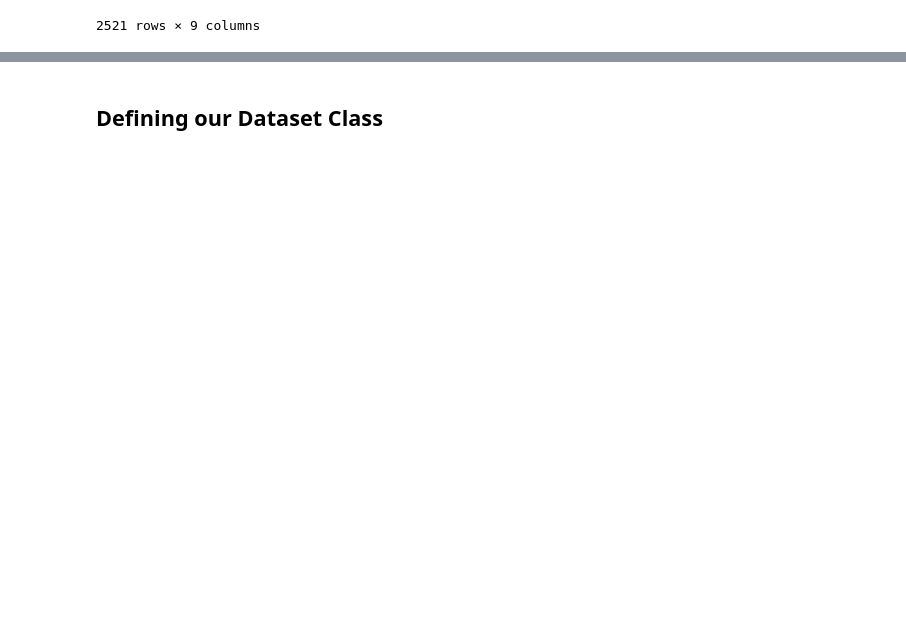
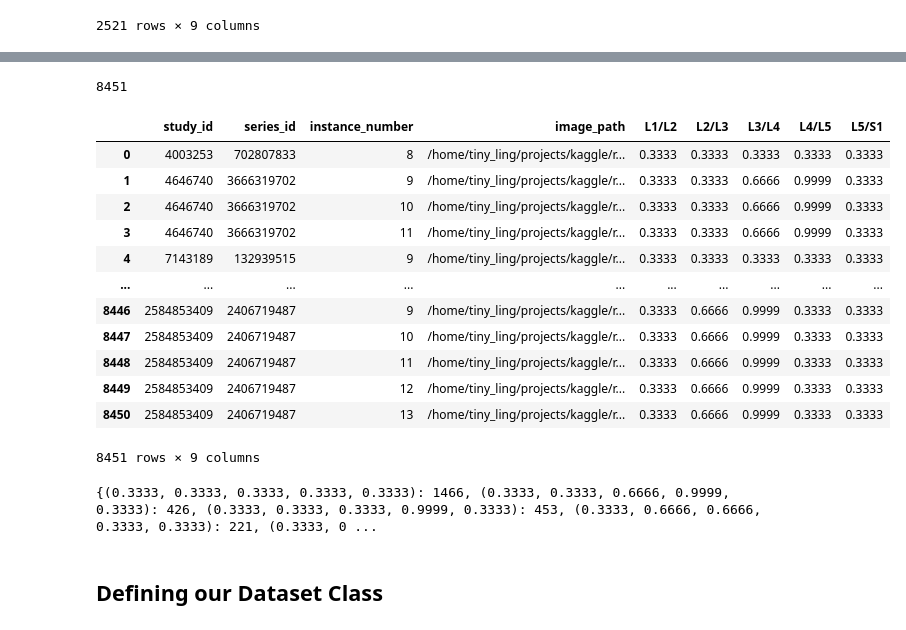
Before and after one commit to ambroseling/RSNA_Lumbar_Spine_Classification2024, a Jupyter notebook: rsna-notebook.ipynb, the cells around one changed output, grey strips where cells are left out. Drawn from its saved outputs; the diff is of its cells as text; code cells hidden in the pictures; blank space fills up the shorter version.

```diff
--- a/rsna-notebook.ipynb
+++ b/rsna-notebook.ipynb
@@ -317,2 +491,43 @@ df_final['orientation'] = df_final['orientation'].apply(encode_orientation)
+# %%
+len(df_populated)
+# %% [output]
+8451
+# %%
+df_populated
+# %% [output]
+|  | study_id | series_id | instance_number | image_path | L1/L2 | L2/L3 | L3/L4 | L4/L5 | L5/S1 |
+| 0 | 4003253 | 702807833 | 8 | /home/tiny_ling/projects/kaggle/r... | 0.3333 | 0.3333 | 0.3333 | 0.3333 | 0.3333 |
+| 1 | 4646740 | 3666319702 | 9 | /home/tiny_ling/projects/kaggle/r... | 0.3333 | 0.3333 | 0.6666 | 0.9999 | 0.3333 |
+| 2 | 4646740 | 3666319702 | 10 | /home/tiny_ling/projects/kaggle/r... | 0.3333 | 0.3333 | 0.6666 | 0.9999 | 0.3333 |
+| 3 | 4646740 | 3666319702 | 11 | /home/tiny_ling/projects/kaggle/r... | 0.3333 | 0.3333 | 0.6666 | 0.9999 | 0.3333 |
+| 4 | 7143189 | 132939515 | 9 | /home/tiny_ling/projects/kaggle/r... | 0.3333 | 0.3333 | 0.3333 | 0.3333 | 0.3333 |
+| ... | ... | ... | ... | ... | ... | ... | ... | ... | ... |
+| 8446 | 2584853409 | 2406719487 | 9 | /home/tiny_ling/projects/kaggle/r... | 0.3333 | 0.6666 | 0.9999 | 0.3333 | 0.3333 |
+| 8447 | 2584853409 | 2406719487 | 10 | /home/tiny_ling/projects/kaggle/r... | 0.3333 | 0.6666 | 0.9999 | 0.3333 | 0.3333 |
+| 8448 | 2584853409 | 2406719487 | 11 | /home/tiny_ling/projects/kaggle/r... | 0.3333 | 0.6666 | 0.9999 | 0.3333 | 0.3333 |
+| 8449 | 2584853409 | 2406719487 | 12 | /home/tiny_ling/projects/kaggle/r... | 0.3333 | 0.6666 | 0.9999 | 0.3333 | 0.3333 |
+| 8450 | 2584853409 | 2406719487 | 13 | /home/tiny_ling/projects/kaggle/r... | 0.3333 | 0.6666 | 0.9999 | 0.3333 | 0.3333 |
+8451 rows × 9 columns
+# %%
+def get_label_frequency():
+    '''
+    this function gets the frequency of each unique combination of labels in our dataframe
+    '''
+    samples_with_3_severities = 0
+    label_set = {}
+    for i in range(len(df_populated)):
+        row = df_populated.iloc[i]
+        labels = tuple(np.array(row[-5:]))
+        unique, counts = np.unique(labels,return_counts=True)
+        count_dict = dict(zip(unique,counts))
+        if labels in label_set:
+            label_set[labels] +=1
+        else:
+            label_set[labels] = 1
+    return label_set
+label_set = get_label_frequency()
+print(label_set)
+# %% [output]
+{(0.3333, 0.3333, 0.3333, 0.3333, 0.3333): 1466, (0.3333, 0.3333, 0.6666, 0.9999, 0.3333): 426, (0.3333, 0.3333, 0.3333, 0.9999, 0.3333): 453, (0.3333, 0.6666, 0.6666, 0.3333, 0.3333): 221, (0.3333, 0 ...
 # %% [markdown]
 ## Defining our Dataset Class
```
Also changed, not shown: parts of 14 cells of this notebook, 2 other files.
